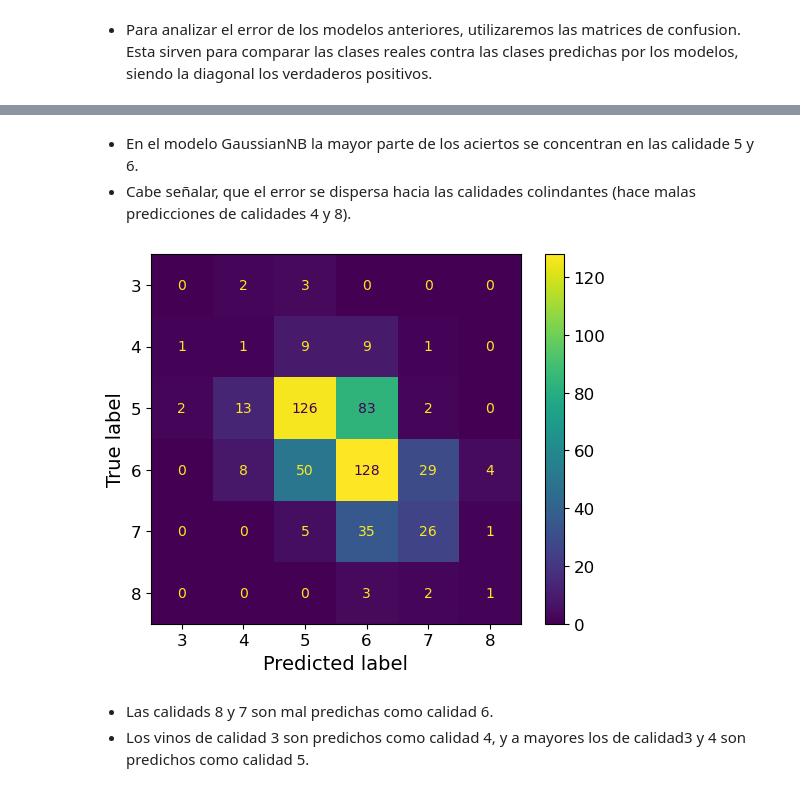
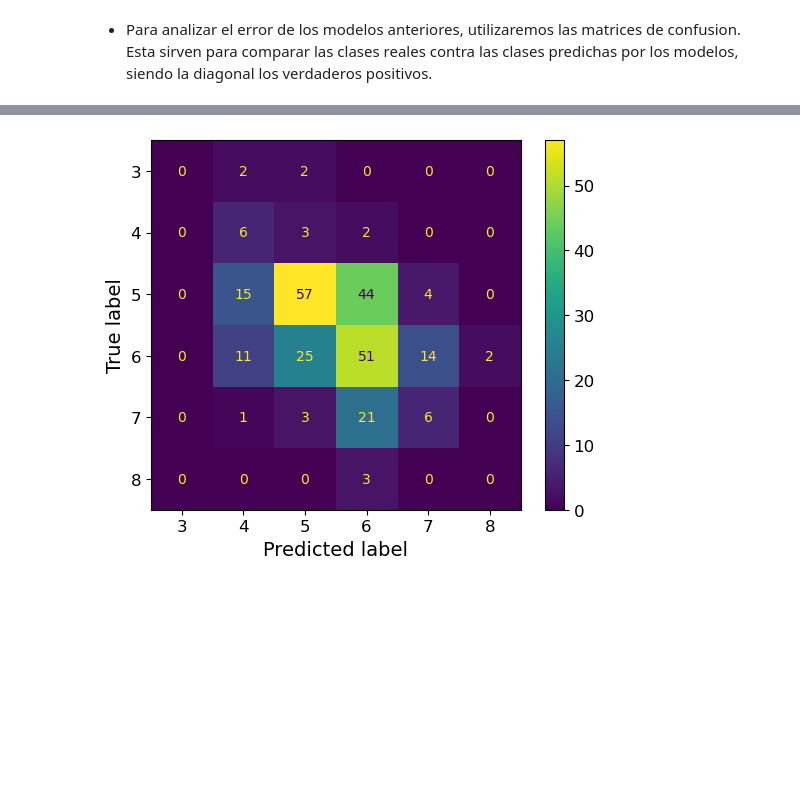
Before and after one commit to joshMonarch/vinos_clf, a Jupyter notebook: calidad_vinos.ipynb, the cells around one changed output, grey strips where cells are left out. Drawn from its saved outputs; the diff is of its cells as text; code cells hidden in the pictures; blank space fills up the shorter version.

```diff
--- a/calidad_vinos.ipynb
+++ b/calidad_vinos.ipynb
@@ -164,4 +186,4 @@ Name: quality, dtype: float64
 # %%
-X_train, X_test = train_test_split(wines, test_size=0.40, random_state=42)
+X_train, X_test = train_test_split(wines, test_size=0.20, random_state=42)
 len(X_train), len(X_test)
 # %% [output]
@@ -185,6 +207,6 @@ some_data = X_test.sample(3)
 # %% [markdown]
 #### *SGDClassifier*:    Se basa en el descenso del gradiente estocastico. Esto lo que proporciona es la minimizacion de la funcion de perdida entre las clases predichas por el clasificador y las clases reales de los datos de entrenamiento.
 # %%
-sgd_clf = SGDClassifier(random_state=42)
+sgd_clf = SGDClassifier(loss= 'log',  random_state=42)
 sgd_clf.fit(X_train, y_train)
 # %% [output]
@@ -622,12 +599,6 @@ plt.show()
-# %% [markdown]
-- En el modelo GaussianNB la mayor parte de los aciertos se concentran en las calidade 5 y 6.
-- Cabe señalar, que el error se dispersa hacia las calidades colindantes (hace malas predicciones de calidades 4 y 8).
 # %%
-cm_display = ConfusionMatrixDisplay(cm_bayes, display_labels= bayes_clf.classes_)
+cm_display = ConfusionMatrixDisplay(cm_bayes, display_labels= sgd_clf.classes_)
 cm_display.plot()
 plt.show()
 # %% [output]
-[figure, old version]
+[figure, new version]
-# %% [markdown]
-- Las calidads 8 y 7 son mal predichas como calidad 6.
-- Los vinos de calidad 3 son predichos como calidad 4, y a mayores los de calidad3 y 4 son predichos como calidad 5.
```
Also changed, not shown: parts of 60 cells of this notebook.
